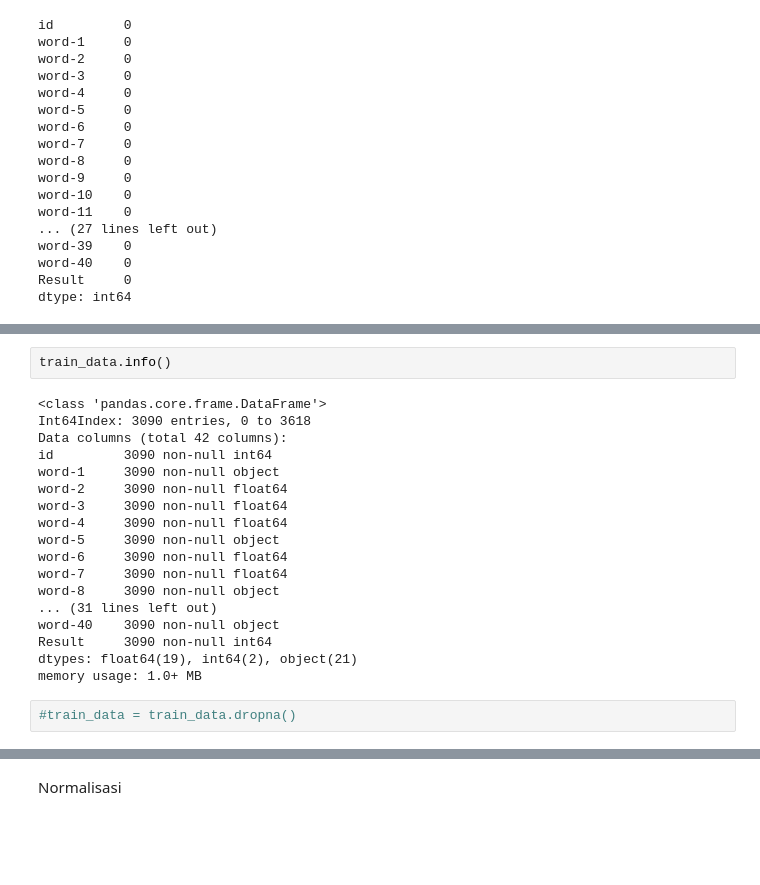
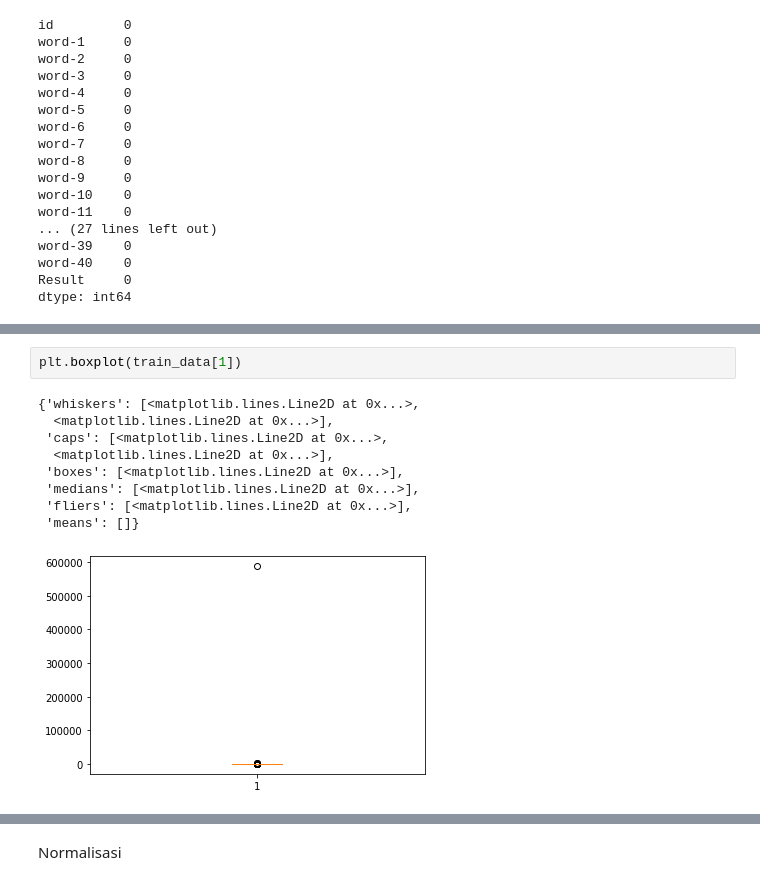
Before and after one commit to sabill/JOINTS-2020, a Jupyter notebook: email_classification.ipynb, the cells around one changed output, grey strips where cells are left out. Drawn from its saved outputs; the diff is of its cells as text; blank space fills up the shorter version.

```diff
--- a/email_classification.ipynb
+++ b/email_classification.ipynb
@@ -104,22 +142,12 @@ train_data.describe()
-# %%
-train_data.info()
-# %% [output]
-<class 'pandas.core.frame.DataFrame'>
-Int64Index: 3090 entries, 0 to 3618
-Data columns (total 42 columns):
-id         3090 non-null int64
-word-1     3090 non-null object
-word-2     3090 non-null float64
-word-3     3090 non-null float64
-word-4     3090 non-null float64
-word-5     3090 non-null object
-word-6     3090 non-null float64
-word-7     3090 non-null float64
-word-8     3090 non-null object
-... (31 lines left out)
-word-40    3090 non-null object
-Result     3090 non-null int64
-dtypes: float64(19), int64(2), object(21)
-memory usage: 1.0+ MB
-# %%
-#train_data = train_data.dropna()
+# %%
+plt.boxplot(train_data[1])
+# %% [output]
+{'whiskers': [<matplotlib.lines.Line2D at 0x...>,
+  <matplotlib.lines.Line2D at 0x...>],
+ 'caps': [<matplotlib.lines.Line2D at 0x...>,
+  <matplotlib.lines.Line2D at 0x...>],
+ 'boxes': [<matplotlib.lines.Line2D at 0x...>],
+ 'medians': [<matplotlib.lines.Line2D at 0x...>],
+ 'fliers': [<matplotlib.lines.Line2D at 0x...>],
+ 'means': []}
+[figure, added]
```
Also changed, not shown: parts of 24 cells of this notebook, 1 other file.
